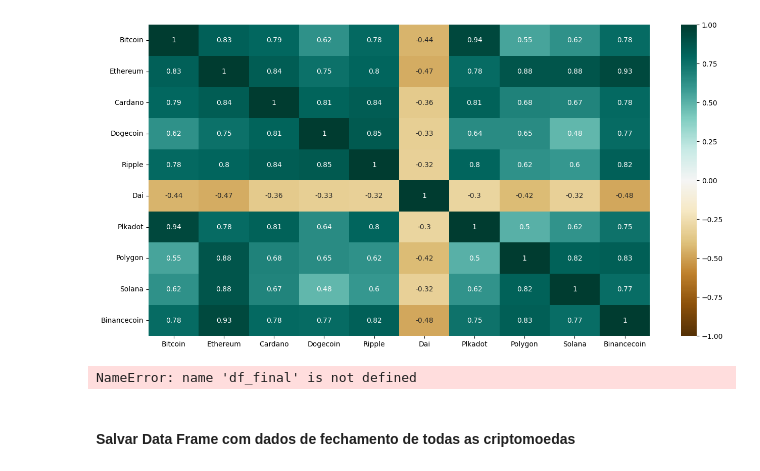
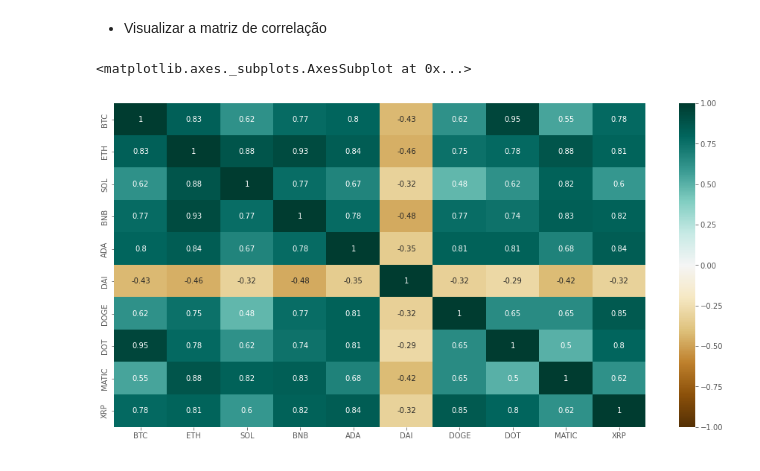
Before and after one commit to fabriciocovalesci/tcc_predict_crypto, a Jupyter notebook: model_predict/predict_crypto/EDA/correlation/correlation.ipynb, the cells around one changed output. Drawn from its saved outputs; the diff is of its cells as text; code cells hidden in the pictures.

```diff
--- a/model_predict/predict_crypto/EDA/correlation/correlation.ipynb
+++ b/model_predict/predict_crypto/EDA/correlation/correlation.ipynb
@@ -66,0 +80,3 @@ helper_crypto = Helper()
+# %%
+today = datetime.strftime(datetime.today(), '%Y-%m-%d')
+date_init = "2014-01-01"
@@ -66,0 +86,13 @@ helper_crypto = Helper()
+# %%
+list_tickers = ["BTC-USD", "ETH-USD", "SOL-USD", "BNB-USD", "ADA-USD", "DAI-USD", "DOGE-USD", "DOT-USD", "MATIC-USD", "XRP-USD"]
+
+def download_tickers(ticker):
+  try:
+    asset = yf.download(ticker, start=date_init, end=today, interval='1d')
+    return asset.Close
+  except Exception as err:
+    print(f"ERROR: {err}")
+
+
+def create_data_frame(asset_close, ticker):
+  return pd.DataFrame(asset_close).rename(columns = {'Close': ticker})
@@ -66,0 +101,5 @@ helper_crypto = Helper()
+# %%
+dfs = []
+for ticker in list_tickers:
+  asset = download_tickers(ticker)
+  dfs.append(create_data_frame(asset, ticker.split('-')[0]))
@@ -67,3 +119,2 @@ helper_crypto = Helper()
 # %%
-df_final = reduce(lambda left,right: pd.merge(left, right, on = 'Date', how = 'inner'), helper_crypto.download_all_crypto_dataframe())
-df_final
+df_final = reduce(lambda left,right: pd.merge(left, right, on = 'Date', how = 'inner'), dfs)
@@ -107,17 +153,8 @@ df_final.head()
+# %% [markdown]
+- Visualizar a matriz de correlação
 # %%
 plt.figure(figsize = (16, 8))
-
-sns.heatmap(df_final.corr(),
-           vmin = -1, vmax = 1, annot = True, cmap = 'BrBG')
-
-
-plt.savefig("tst.png")
+sns.heatmap(df_final.corr(), vmin=-1, vmax=1, annot=True, cmap='BrBG')
 # %% [output]
+<matplotlib.axes._subplots.AxesSubplot at 0x...>
-[figure, old version]
+[figure, new version]
-# %%
-for i in df_final.corr():
-    print(i)
-# %% [output]
-NameError: name 'df_final' is not defined
-# %% [markdown]
-#### Salvar Data Frame com dados de fechamento de todas as criptomoedas
```
Also changed, not shown: parts of 29 cells of this notebook.
